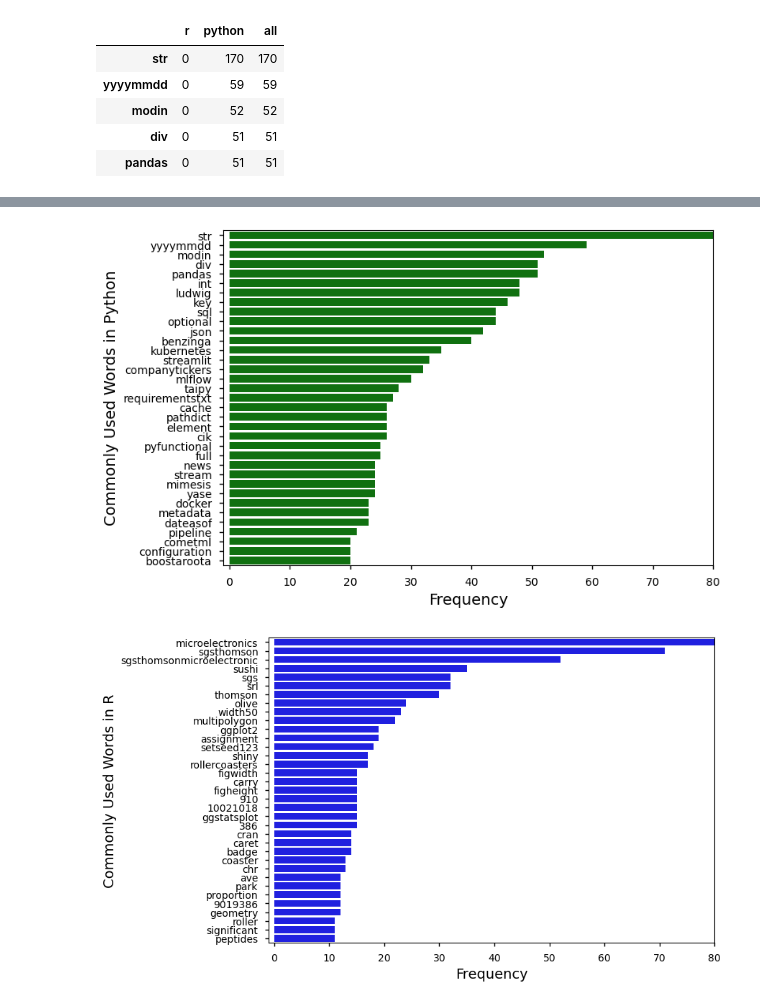
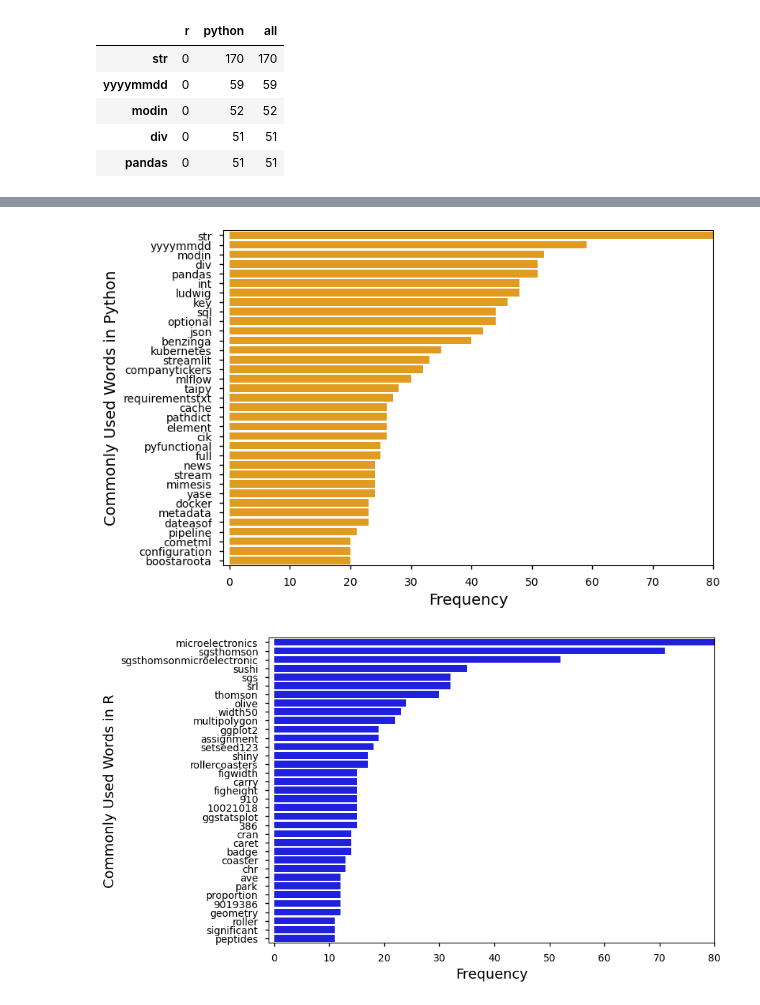
Before and after one commit to Cod-Up-Our-Data/github_language_processing, a Jupyter notebook: explore_e.ipynb, the cells around one changed output, grey strips where cells are left out. Saved outputs shown, nothing was run; the diff lists cells and outputs as text; code cells hidden in the pictures.

```diff
--- a/explore_e.ipynb
+++ b/explore_e.ipynb
@@ -205,12 +205,12 @@ plt.show()
 # %%
 plt.figure()
 plt.xlim(-1,80)
-sns.barplot(data=total_py_count,x=python_words['python'],y=python_words.index,color='green')
+sns.barplot(data=total_py_count,x=python_words['python'],y=python_words.index,color='orange')
 plt.ylabel('Commonly Used Words in Python',fontsize=14)
 plt.xlabel('Frequency', fontsize=14)
 plt.show()
 # %% [output]
-[figure, old version]
+[figure, new version]
 # %%
 plt.figure()
 plt.xlim(-1,80)
```
Also changed, not shown: parts of 8 cells of this notebook.
